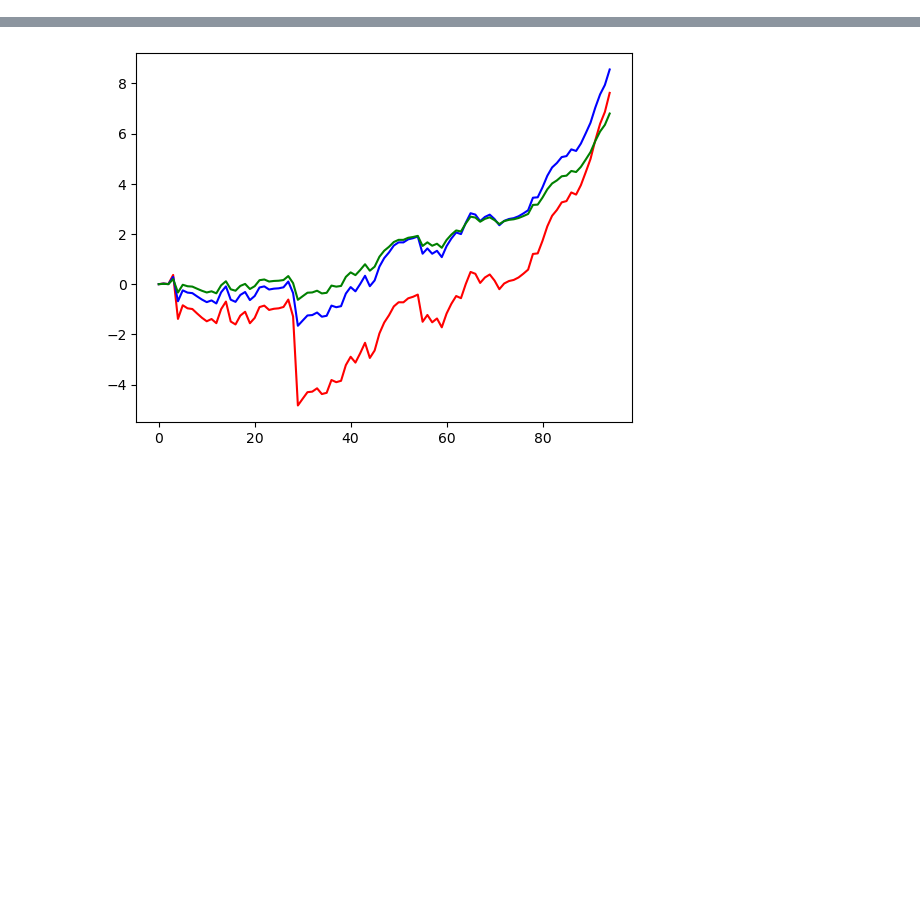
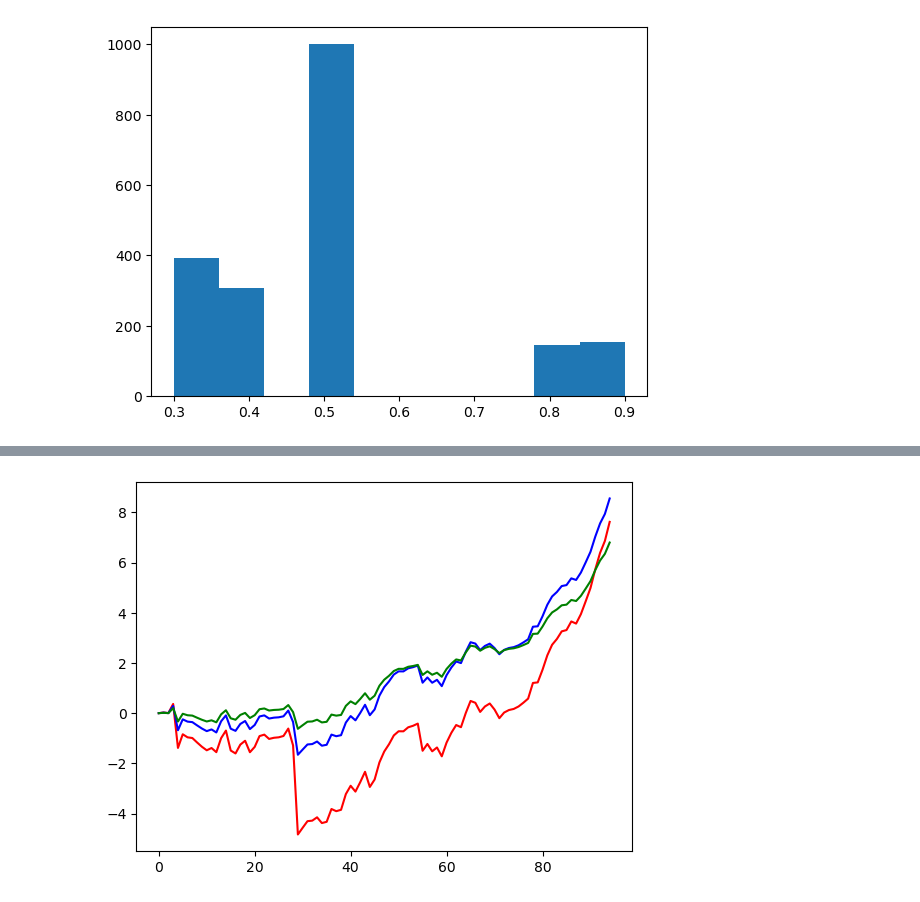
Before and after one commit to spertus/UI-TS, a Jupyter notebook: Code/stratification.ipynb, the cells around one changed output, grey strips where cells are left out. Cells and saved outputs as stored; diff of their text form; code cells hidden in the pictures; blank space fills up the shorter version.

Commit message:
updated functions and notebook, added oneaudit and STS, passing tests

```diff
--- a/Code/stratification.ipynb
+++ b/Code/stratification.ipynb
@@ -23,0 +33,44 @@ np.random.seed(1337)
+# %%
+# construct ONEAudit population, shuffle, and compute the TSM
+# expand parameters for batches
+A_c_bar_batches = A_c_bar - 0.5 * delta_across # overall batch mean
+A_c_batches = np.linspace(
+    A_c_bar_batches - 0.5 * delta_within,
+    A_c_bar_batches + 0.5 * delta_within,
+    num_batches)
+batch_sizes = np.ones(num_batches) * batch_size
+invalids = np.ones(num_batches) * prop_invalid
+# expand parameters for CVRs
+prop_invalid_cvrs = prop_invalid
+A_c_bar_cvrs = A_c_bar + 0.5 * delta_across
+cvrs_i = num_cvrs * prop_invalid_cvrs # the number of CVRs showing invalid votes
+cvrs_w = num_cvrs * A_c_bar_cvrs * (1 - prop_invalid_cvrs) # the number of CVRs showing votes for the winner
+cvrs_l = num_cvrs * (1 - A_c_bar_cvrs) * (1 - prop_invalid_cvrs) # the number of CVRs showing votes for the winner
+cvrs_iwl = [int(c) for c in saferound([cvrs_i, cvrs_w, cvrs_l], places = 0)] # rounding to integers
+A_c_cvrs = np.repeat([1/2, 1, 0], cvrs_iwl)
+# combine
+A_c = np.append(A_c_batches, A_c_cvrs)
+batch_sizes = np.append(batch_sizes, np.ones(num_cvrs))
+invalids = np.append(invalids, np.append(np.ones(cvrs_iwl[0]), np.zeros(cvrs_iwl[1] + cvrs_iwl[2])))
+# construct ONE assorter population
+N = np.sum(batch_sizes) # the size of the population/sample
+assorter_pop_unscaled = generate_oneaudit_population(
+        batch_sizes = batch_sizes,
+        A_c = A_c,
+        invalid = invalids
+    )
+eta_0_unscaled = 1/2 # global null mean
+realized_A_c_bar = np.dot(batch_sizes / np.sum(batch_sizes), A_c) # the actual global mean based on the batch sizes and means (may differ slightly from intended mean A_c_bar)
+v_bar = 2 * realized_A_c_bar - 1 # global margin
+# assorters and global null are rescaled to [0,1]
+ONE_pop = assorter_pop_unscaled / (2 * u / (2 * u - v_bar))
+ONE_eta_0 = eta_0_unscaled / (2 * u / (2 * u - v_bar))
+
+X = np.random.permutation(ONE_pop)
+tsm = mart(X, eta = ONE_eta_0, lam_func = Bets.kelly_optimal, N = N, log = True)
+# %%
+# histogram of population encoded as ONEAudit assorters
+plt.hist(ONE_pop)
+plt.show()
+# %% [output]
+[figure, added]
```
Also changed, not shown: parts of 17 cells of this notebook, 3 other files.
